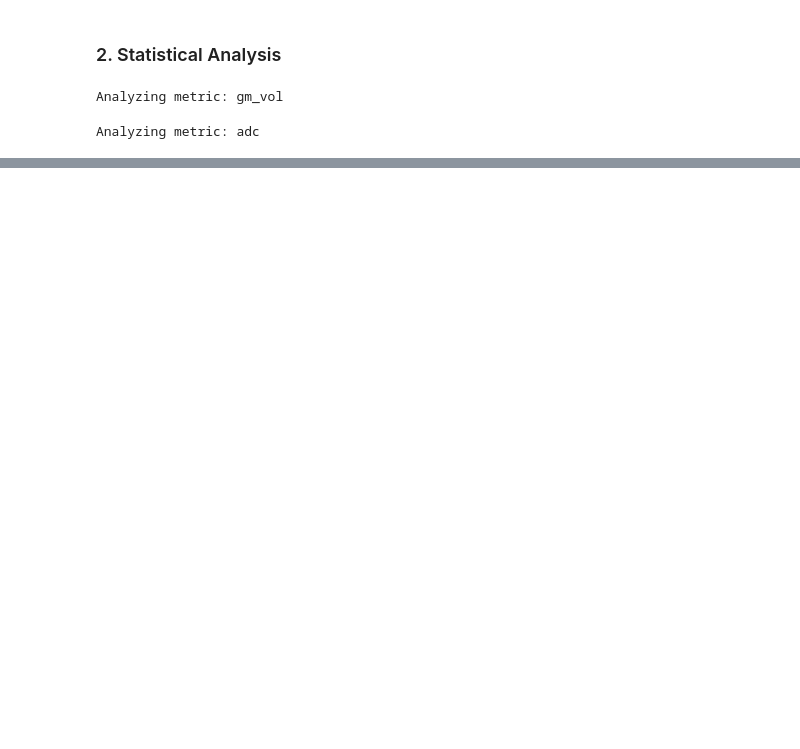
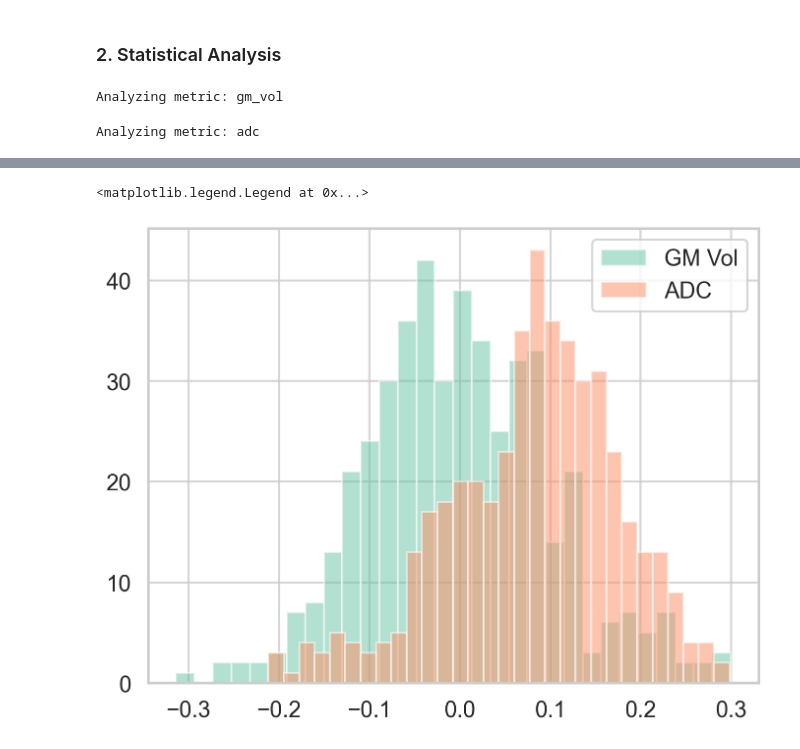
Before and after one commit to GalKepler/athletes_brain, a Jupyter notebook: notebooks/fig1/fig1_new.ipynb, the cells around one changed output, grey strips where cells are left out. Cells and saved outputs as stored; diff of their text form; code cells hidden in the pictures; blank space fills up the shorter version.

```diff
--- a/notebooks/fig1/fig1_new.ipynb
+++ b/notebooks/fig1/fig1_new.ipynb
@@ -250,0 +181,28 @@ stats.sort_values("p_model_corrected").head(20)
+# %%
+from statsmodels.stats.multitest import multipletests
+from tqdm import tqdm
+
+for metric, df in metric_data.items():
+    print(f"Analyzing metric: {metric}")
+    for group in ["Climbing","Bjj"]:
+        group_df = df[(df["group"] == group) | (~df["target"].astype(bool))]
+        stats = parcels.copy()
+        for i, row in tqdm(parcels.iterrows(), total=parcels.shape[0], desc="Processing parcels"):
+            roi_df = group_df[group_df["index"] == row["index"]]
+            out, res = analyze_with_class_weights(roi_df, metric=metric)
+            for key, val in out.items():
+                if key == "ci95":
+                    stats.loc[i, f"{key}_lower"] = val[0]
+                    stats.loc[i, f"{key}_upper"] = val[1]
+                elif key == "target_mix":
+                    stats.loc[i, f"{key}_athlete"] = val["True"]
+                    stats.loc[i, f"{key}_control"] = val["False"]
+                else:
+                    stats.loc[i, key] = val
+            # break
+        pvals = stats["p_value"].values
+        _, corrected_pvals, _, _ = multipletests(pvals, method="fdr_bh")
+        stats["p_value_corrected"] = corrected_pvals
+        results[metric][f"{group.lower()}_vs_controls"] = stats
+
+        # break
@@ -250,0 +269,18 @@ stats.sort_values("p_model_corrected").head(20)
+# %%
+import matplotlib.pyplot as plt
+# stats["coef_delta"].quantile([0.025, 0.975])
+
+fig, ax = plt.subplots(1, 1, figsize=(8, 6))
+ax.hist(results["gm_vol"]["climbing_vs_bjj"]["r_partial"], bins=30, alpha=0.5, label='GM Vol')
+ax.hist(results["adc"]["climbing_vs_bjj"]["r_partial"], bins=30, alpha=0.5, label='ADC')
+ax.legend()
+# ax.hist(results["adc"]["climbing_vs_controls"]["
+# results["gm_vol"]["athletes_vs_controls"]["r_partial"].hist()
+# results["adc"]["athletes_vs_controls"]["r_partial"].hist()
+# results["adc"]["climbing_vs_controls"]["r_partial"].hist()
+# plt.axvline(x=-1.5e-05, color="red", linestyle="--")
+# plt.axvline(x=1.5e-05, color="red", linestyle="--")
+# Display the most significant regions
+# %% [output]
+<matplotlib.legend.Legend at 0x...>
+[figure, added]
```
Also changed, not shown: parts of 10 cells of this notebook, 7 other files.
